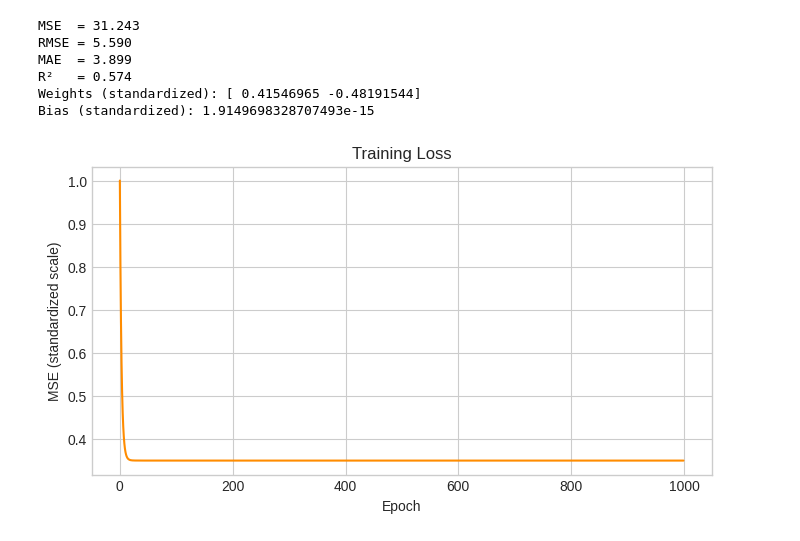
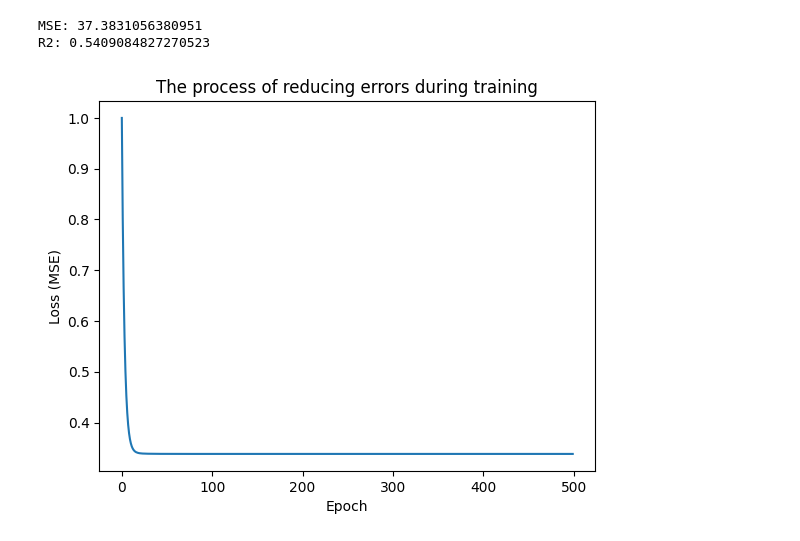
Before and after one commit to Saramhm/hamrah_aval, a Jupyter notebook: task1.ipynb, the cells around one changed output. Cells and saved outputs as stored; diff of their text form; code cells hidden in the pictures.

```diff
--- a/task1.ipynb
+++ b/task1.ipynb
@@ -13,10 +12,6 @@ plt.style.use('seaborn-v0_8-whitegrid')
 # %%
-
-boston = fetch_openml(name='boston', version=1, as_frame=True, parser='auto')
+boston = fetch_openml(name='boston', version=1, as_frame=True)
 df = boston.data.copy()
-df['MEDV'] = pd.to_numeric(boston.target)
-
-df = df.apply(pd.to_numeric)
-print('ابعاد دیتاست:', df.shape)
+df['MEDV'] = boston.target.astype(float)
 df.head()
 # %% [output]
@@ -69 +24,13 @@ print('تعداد نمونه‌های آزمون:', len(X_test))
+# %%
+X = df[['RM', 'LSTAT']].values
+y = df['MEDV'].values.reshape(-1, 1)
+
+X_train, X_test, y_train, y_test = train_test_split(X, y, test_size=0.2, random_state=0)
+# %%
+sx = StandardScaler()
+sy = StandardScaler()
+
+X_train_n = sx.fit_transform(X_train)
+X_test_n = sx.transform(X_test)
+y_train_n = sy.fit_transform(y_train)
 # %%
@@ -95,35 +62,21 @@ class RegressionPerceptron:
-# %%
-model = RegressionPerceptron(learning_rate=0.05, epochs=1000)
-model.fit(X_train_s, y_train_s)
-
-y_pred_s = model.predict(X_test_s)
-y_pred = y_scaler.inverse_transform(y_pred_s)
-
-mse = mean_squared_error(y_test, y_pred)
-rmse = np.sqrt(mse)
-mae = mean_absolute_error(y_test, y_pred)
-r2 = r2_score(y_test, y_pred)
-
-print(f'MSE  = {mse:.3f}')
-print(f'RMSE = {rmse:.3f}')
-print(f'MAE  = {mae:.3f}')
-print(f'R²   = {r2:.3f}')
-print('Weights (standardized):', model.weights.ravel())
-print('Bias (standardized):', model.bias)
-# %% [output]
-MSE  = 31.243
-RMSE = 5.590
-MAE  = 3.899
-R²   = 0.574
-Weights (standardized): [ 0.41546965 -0.48191544]
-Bias (standardized): 1.9149698328707493e-15
+# %%
+model = Perceptron(lr=0.05, epochs=500)
+model.fit(X_train_n, y_train_n)
+
+y_pred_n = model.predict(X_test_n)
+y_pred = sy.inverse_transform(y_pred_n)
+
+print('MSE:', mean_squared_error(y_test, y_pred))
+print('R2:', r2_score(y_test, y_pred))
+# %% [output]
+MSE: 37.3831056380951
+R2: 0.5409084827270523
 # %%
-plt.figure(figsize=(8, 4))
-plt.plot(model.loss_history, color='darkorange')
+plt.plot(model.losses)
 plt.xlabel('Epoch')
-plt.ylabel('MSE (standardized scale)')
-plt.title('Training Loss')
+plt.ylabel('Loss (MSE)')
+plt.title('The process of reducing errors during training')
 plt.show()
 # %% [output]
-[figure, old version]
+[figure, new version]
 # %%
```
Also changed, not shown: parts of 6 cells of this notebook, 3 other files.
